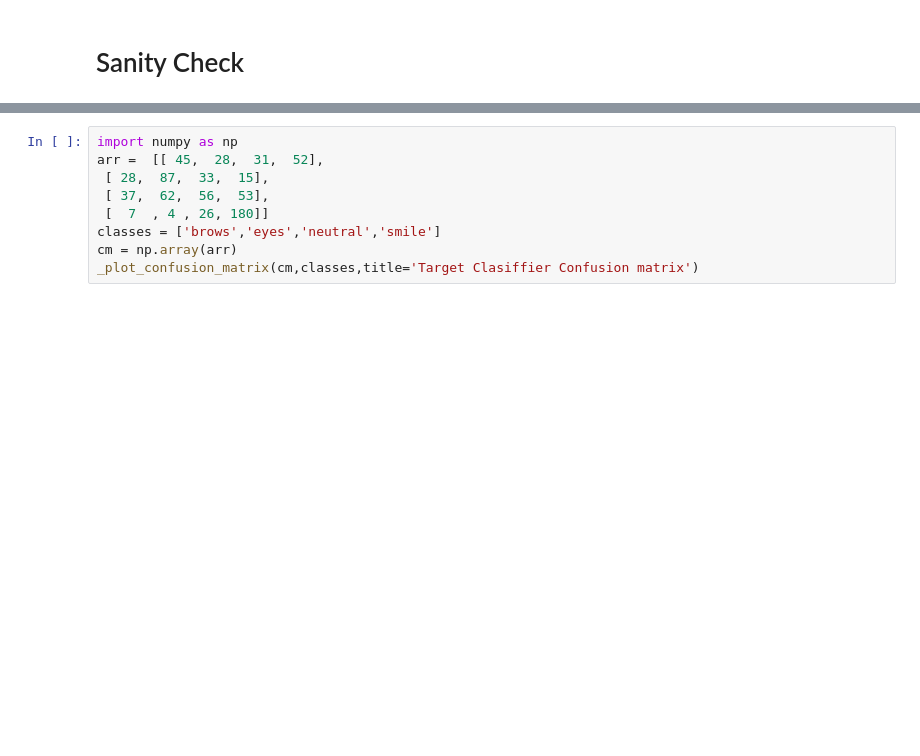
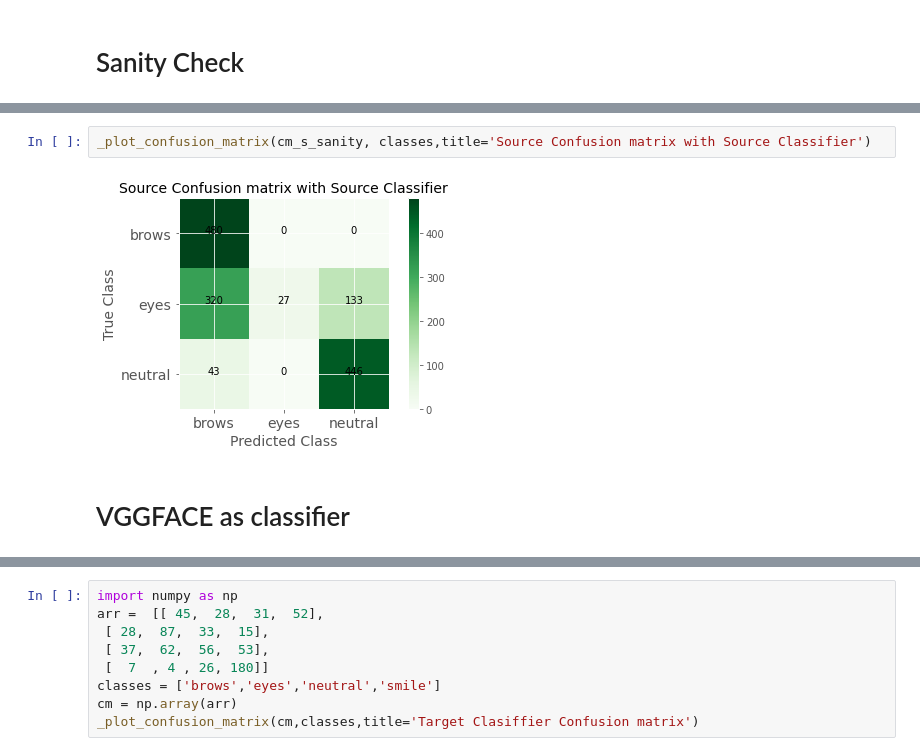
Before and after one commit to Shellyga/Adversarial-Domain-Adaptation-with-Keras, a Jupyter notebook: Final_Version_Adversarial_Domain_Adaptation_with_Keras.ipynb, the cells around one changed output, grey strips where cells are left out. Saved outputs shown, nothing was run; the diff lists cells and outputs as text; blank space fills up the shorter version.

```diff
--- a/Final_Version_Adversarial_Domain_Adaptation_with_Keras.ipynb
+++ b/Final_Version_Adversarial_Domain_Adaptation_with_Keras.ipynb
@@ -814,0 +968,6 @@ target Classifier matrix:  [[14 17  2  8]
+# %%
+_plot_confusion_matrix(cm_s_sanity, classes,title='Source Confusion matrix with Source Classifier')
+# %% [output]
+[figure, added]
+# %% [markdown]
+# VGGFACE as classifier
```
Also changed, not shown: parts of 25 cells of this notebook.
